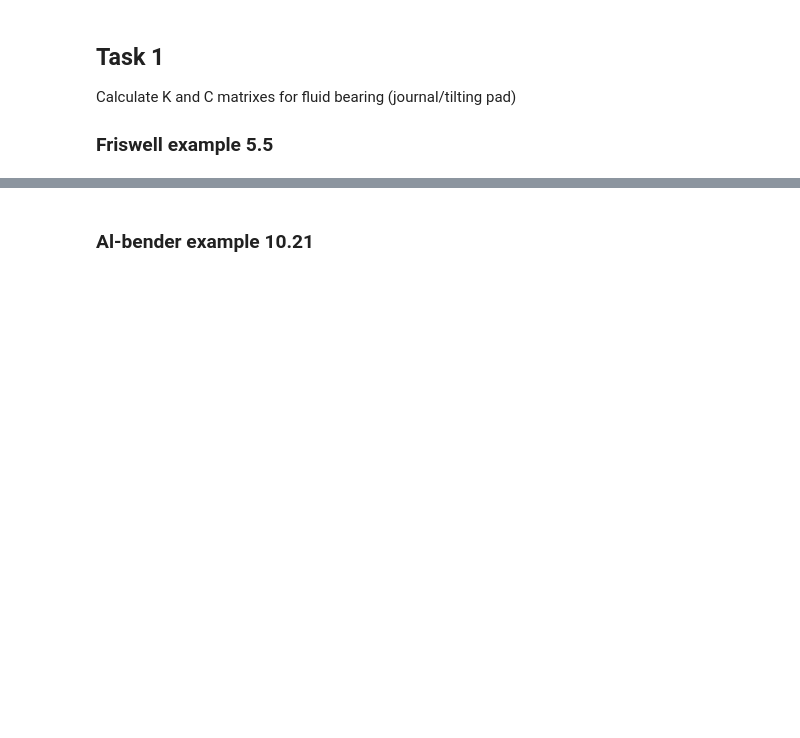
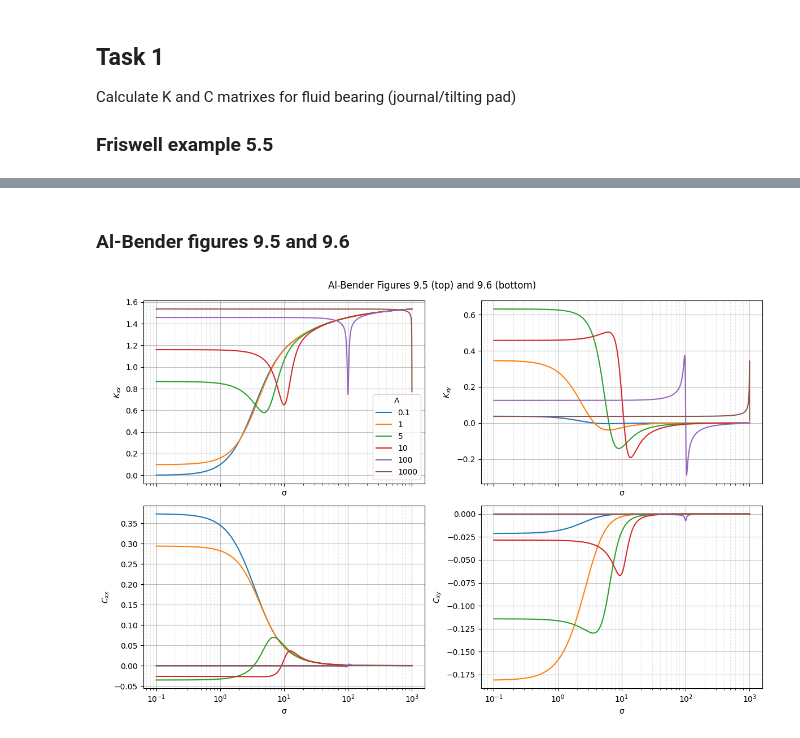
Before and after one commit to 4llu/pyFluidBearing, a Jupyter notebook: examples.ipynb, the cells around one changed output, grey strips where cells are left out. Cells and saved outputs as stored; diff of their text form; code cells hidden in the pictures; blank space fills up the shorter version.

Commit message:
Finish task 1 with Al-Bender example

```diff
--- a/examples.ipynb
+++ b/examples.ipynb
@@ -51,2 +78,48 @@ Damping matrix C (N/mm):
 # %% [markdown]
-### Al-bender example 10.21
+### Al-Bender figures 9.5 and 9.6
+# %%
+# Helpers
+
+
+def plot_dynamic_coeff(sigma_vals, vals, ylabel, ax):
+    ax.semilogx(sigma_vals, vals)
+
+    ax.set_ylabel(f"${ylabel}$")
+    ax.set_xlabel("σ")
+
+    # Major ticks
+    ax.xaxis.set_major_locator(LogLocator(base=10))
+    ax.grid(which="major", linestyle="-", color="gray", alpha=0.5)
+
+    # Minor ticks
+    ax.xaxis.set_minor_locator(LogLocator(base=10, subs="auto"))
+    ax.grid(which="minor", linestyle="--", color="lightgray", alpha=0.5)
+
+    return ax
+# %%
+fig1, axs = plt.subplots(2, 2, sharex=True, figsize=(12, 8))
+axs = axs.ravel()
+
+lambda_vals = [0.1, 1, 5, 10, 100, 1000]
+sigma_vals = np.logspace(-1, 3, 10000)
+LD_ratio = 1
+
+for lambda_ in lambda_vals:
+    K, C = solve_dynamic_K_and_C(lambda_, sigma_vals, LD_ratio)
+
+    K_xx = K[0, 0]
+    K_xy = K[0, 1]
+    C_xx = C[0, 0]
+    C_xy = C[0, 1]
+
+    plot_dynamic_coeff(sigma_vals, K_xx, "K_{xx}", axs[0])
+    axs[0].legend(title="Λ", loc="lower right", labels=lambda_vals)
+    plot_dynamic_coeff(sigma_vals, K_xy, "K_{xy}", axs[1])
+    plot_dynamic_coeff(sigma_vals, C_xx, "C_{xx}", axs[2])
+    plot_dynamic_coeff(sigma_vals, C_xy, "C_{xy}", axs[3])
+
+plt.suptitle("Al-Bender Figures 9.5 (top) and 9.6 (bottom)")
+plt.tight_layout()
+plt.show()
+# %% [output]
+[figure, added]
```
Also changed, not shown: parts of 3 cells of this notebook, 1 other file.
